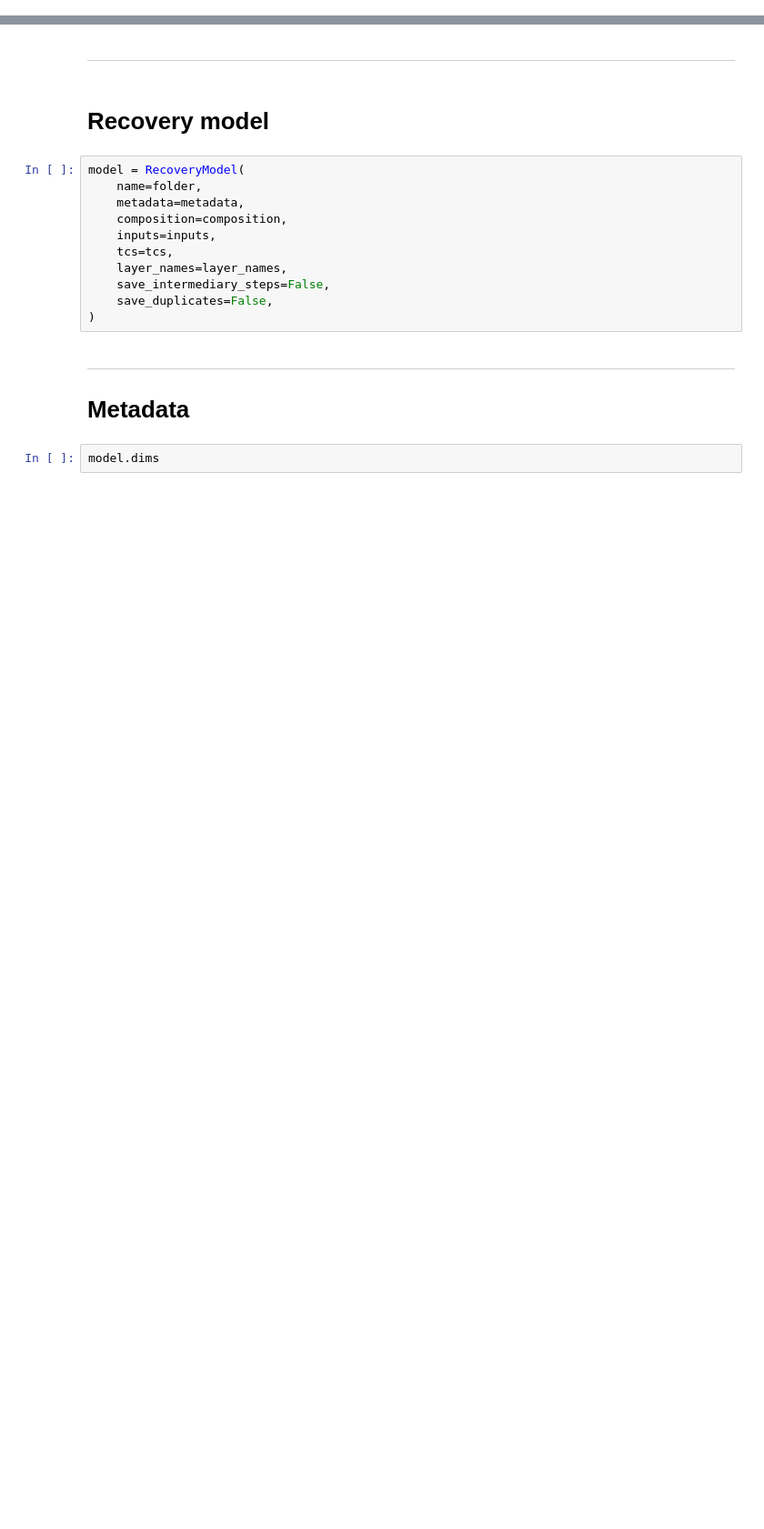
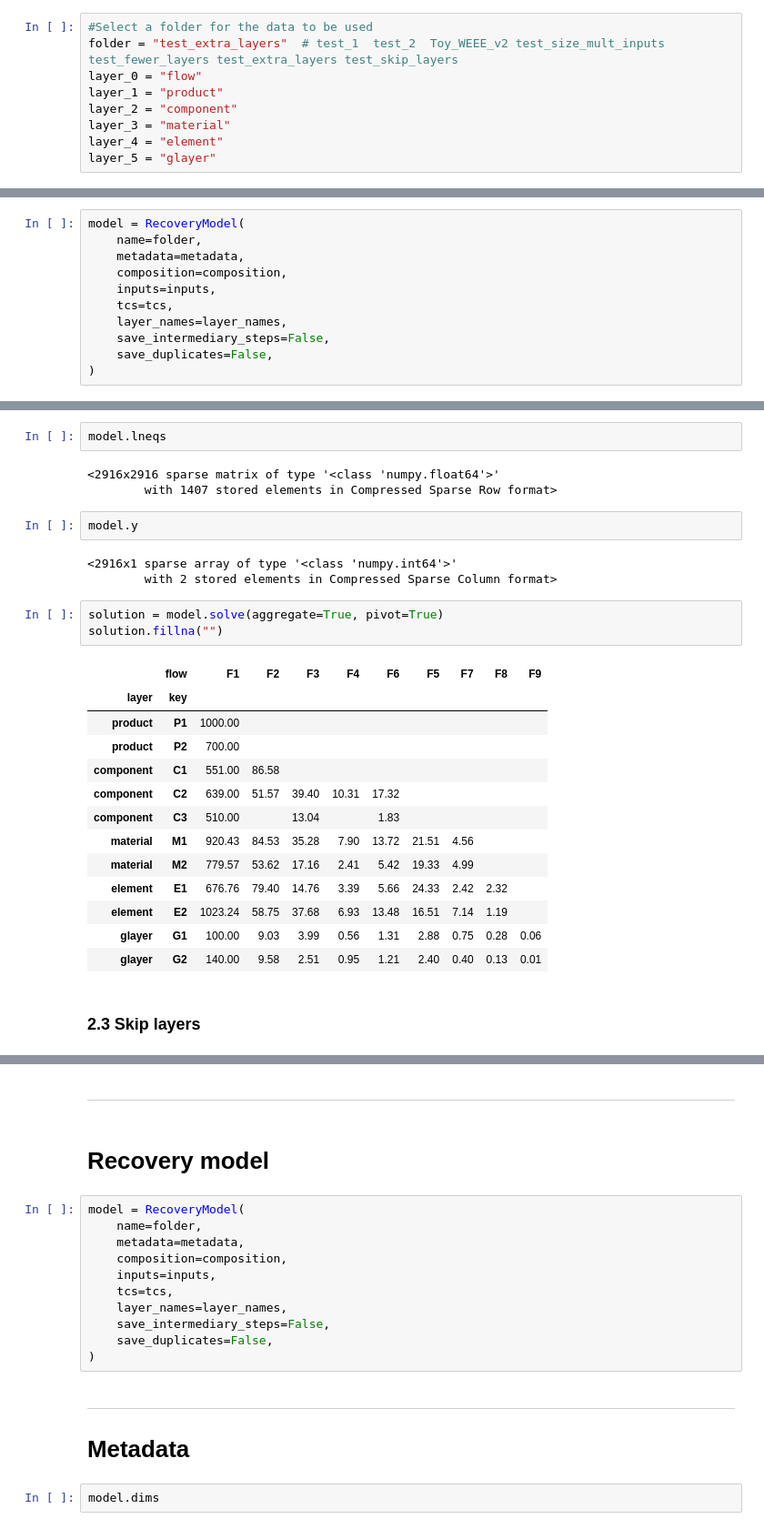
Before and after one commit to FutuRaM-Project/Recovery-Model, a Jupyter notebook: 02_recovery_model-Tales.ipynb, the cells around one changed output, grey strips where cells are left out. Shown at 91% size. Saved outputs shown, nothing was run; the diff lists cells and outputs as text; blank space fills up the shorter version.

```diff
--- a/02_recovery_model-Tales.ipynb
+++ b/02_recovery_model-Tales.ipynb
@@ -151,0 +703,9 @@ tcs = {
+# %%
+#Select a folder for the data to be used
+folder = "test_extra_layers"  # test_1  test_2  Toy_WEEE_v2 test_size_mult_inputs test_fewer_layers test_extra_layers test_skip_layers
+layer_0 = "flow"
+layer_1 = "product"
+layer_2 = "component"
+layer_3 = "material"
+layer_4 = "element"
+layer_5 = "glayer"
@@ -151,0 +786,11 @@ tcs = {
+# %%
+model = RecoveryModel(
+    name=folder,
+    metadata=metadata,
+    composition=composition,
+    inputs=inputs,
+    tcs=tcs,
+    layer_names=layer_names,
+    save_intermediary_steps=False,
+    save_duplicates=False,
+)
@@ -151,0 +840,29 @@ tcs = {
+# %%
+model.lneqs
+# %% [output]
+<2916x2916 sparse matrix of type '<class 'numpy.float64'>'
+        with 1407 stored elements in Compressed Sparse Row format>
+# %%
+model.y
+# %% [output]
+<2916x1 sparse array of type '<class 'numpy.int64'>'
+        with 2 stored elements in Compressed Sparse Column format>
+# %%
+solution = model.solve(aggregate=True, pivot=True)
+solution.fillna("")
+# %% [output]
+|  | flow | F1 | F2 | F3 | F4 | F6 | F5 | F7 | F8 | F9 |
+| layer | key |  |  |  |  |  |  |  |  |  |
+| product | P1 | 1000.00 |  |  |  |  |  |  |  |  |
+| product | P2 | 700.00 |  |  |  |  |  |  |  |  |
+| component | C1 | 551.00 | 86.58 |  |  |  |  |  |  |  |
+| component | C2 | 639.00 | 51.57 | 39.40 | 10.31 | 17.32 |  |  |  |  |
+| component | C3 | 510.00 |  | 13.04 |  | 1.83 |  |  |  |  |
+| material | M1 | 920.43 | 84.53 | 35.28 | 7.90 | 13.72 | 21.51 | 4.56 |  |  |
+| material | M2 | 779.57 | 53.62 | 17.16 | 2.41 | 5.42 | 19.33 | 4.99 |  |  |
+| element | E1 | 676.76 | 79.40 | 14.76 | 3.39 | 5.66 | 24.33 | 2.42 | 2.32 |  |
+| element | E2 | 1023.24 | 58.75 | 37.68 | 6.93 | 13.48 | 16.51 | 7.14 | 1.19 |  |
+| glayer | G1 | 100.00 | 9.03 | 3.99 | 0.56 | 1.31 | 2.88 | 0.75 | 0.28 | 0.06 |
+| glayer | G2 | 140.00 | 9.58 | 2.51 | 0.95 | 1.21 | 2.40 | 0.40 | 0.13 | 0.01 |
+# %% [markdown]
+### 2.3 Skip layers
```
Also changed, not shown: parts of 69 cells of this notebook, 56 other files.
